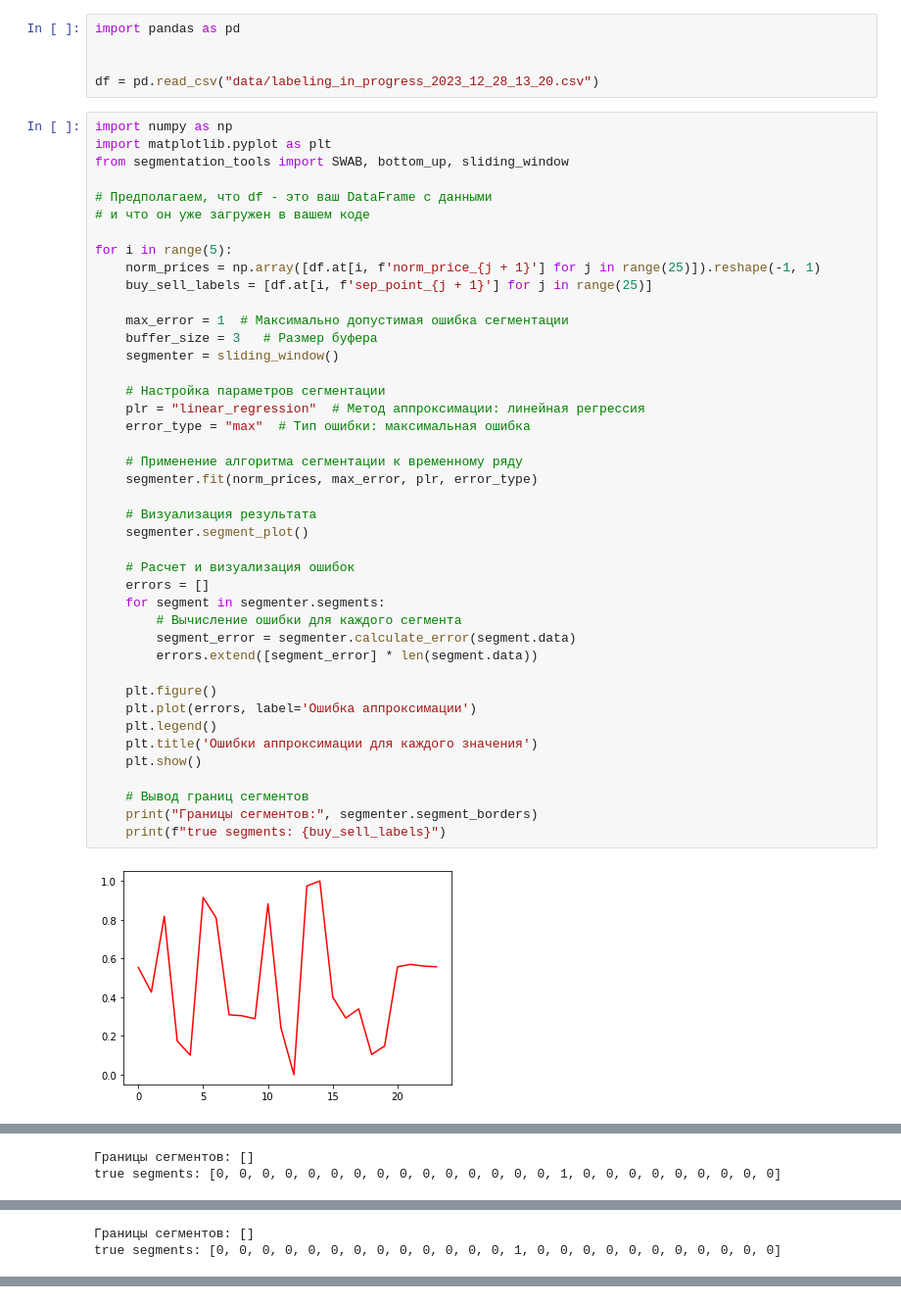
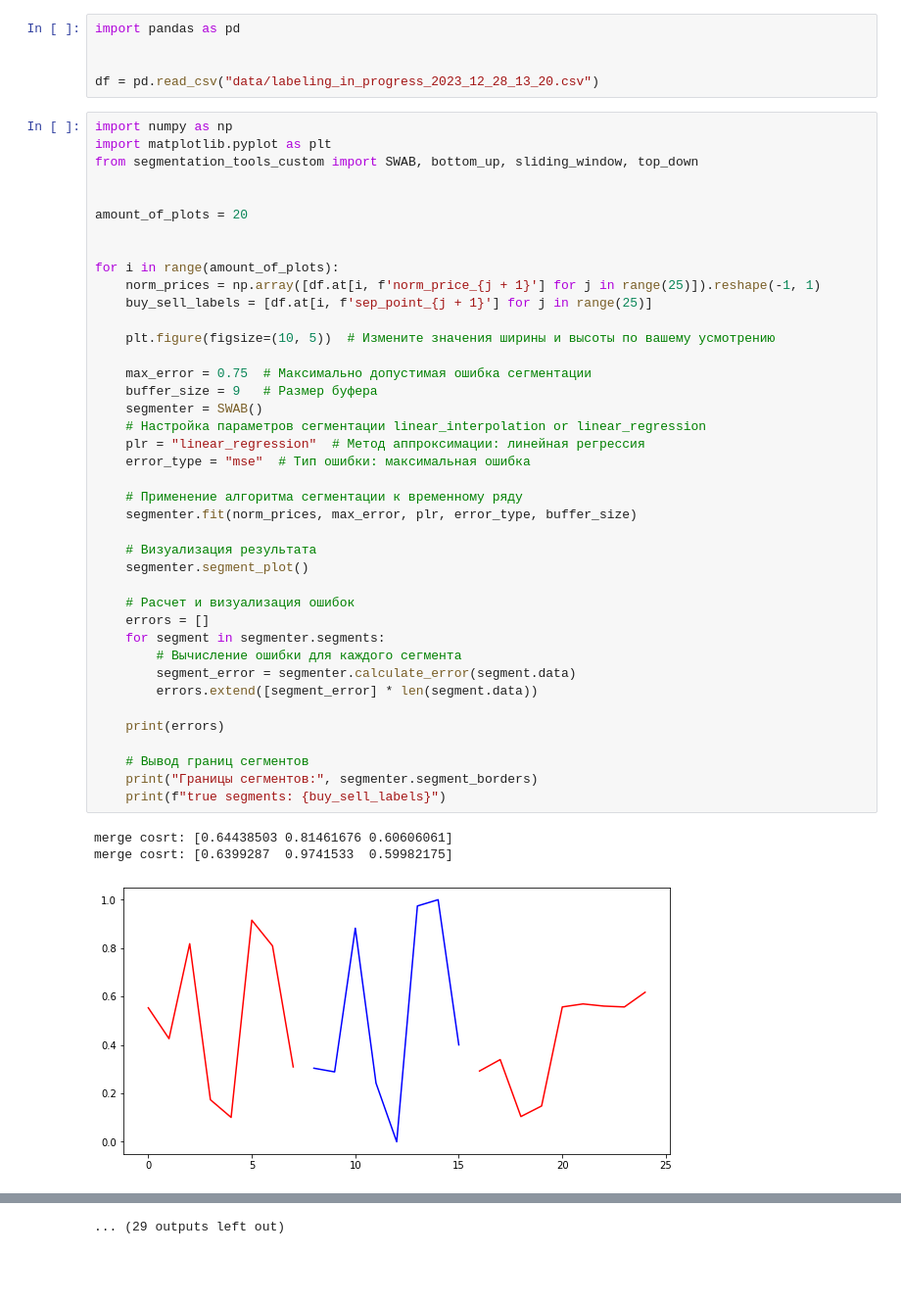
Before and after one commit to dr11m/segmentation_tools, a Jupyter notebook: my_data_test.ipynb, the cells around one changed output, grey strips where cells are left out. Shown: that part at 98% size. Saved outputs shown, nothing was run; the diff lists cells and outputs as text; blank space fills up the shorter version.

```diff
--- a/my_data_test.ipynb
+++ b/my_data_test.ipynb
@@ -6,44 +6,44 @@ df = pd.read_csv("data/labeling_in_progress_2023_12_28_13_20.csv")
 # %%
 import numpy as np
 import matplotlib.pyplot as plt
-from segmentation_tools import SWAB, bottom_up, sliding_window
+from segmentation_tools_custom import SWAB, bottom_up, sliding_window, top_down
 
-# Предполагаем, что df - это ваш DataFrame с данными
-# и что он уже загружен в вашем коде
 
-for i in range(5):
+amount_of_plots = 20
+
+
+for i in range(amount_of_plots):
     norm_prices = np.array([df.at[i, f'norm_price_{j + 1}'] for j in range(25)]).reshape(-1, 1)
     buy_sell_labels = [df.at[i, f'sep_point_{j + 1}'] for j in range(25)]
 
-    max_error = 1  # Максимально допустимая ошибка сегментации
-    buffer_size = 3   # Размер буфера
-    segmenter = sliding_window()
+    plt.figure(figsize=(10, 5))  # Измените значения ширины и высоты по вашему усмотрению
 
-    # Настройка параметров сегментации
+    max_error = 0.75  # Максимально допустимая ошибка сегментации
+    buffer_size = 9   # Размер буфера
+    segmenter = SWAB()
+    # Настройка параметров сегментации linear_interpolation or linear_regression
     plr = "linear_regression"  # Метод аппроксимации: линейная регрессия
-    error_type = "max"  # Тип ошибки: максимальная ошибка
+    error_type = "mse"  # Тип ошибки: максимальная ошибка
 
     # Применение алгоритма сегментации к временному ряду
-    segmenter.fit(norm_prices, max_error, plr, error_type)
+    segmenter.fit(norm_prices, max_error, plr, error_type, buffer_size)
 
     # Визуализация результата
     segmenter.segment_plot()
 
     # Расчет и визуализация ошибок
     errors = []
     for segment in segmenter.segments:
         # Вычисление ошибки для каждого сегмента
         segment_error = segmenter.calculate_error(segment.data)
         errors.extend([segment_error] * len(segment.data))
 
-    plt.figure()
-    plt.plot(errors, label='Ошибка аппроксимации')
-    plt.legend()
-    plt.title('Ошибки аппроксимации для каждого значения')
-    plt.show()
+    print(errors)
 
     # Вывод границ сегментов
     print("Границы сегментов:", segmenter.segment_borders)
     print(f"true segments: {buy_sell_labels}")
 # %% [output]
+merge cosrt: [0.64438503 0.81461676 0.60606061]
+merge cosrt: [0.6399287  0.9741533  0.59982175]
-[figure, old version]
+[figure, new version]
@@ -51,2 +56,0 @@ for i in range(5):
-Границы сегментов: []
-true segments: [0, 0, 0, 0, 0, 0, 0, 0, 0, 0, 0, 0, 0, 0, 0, 1, 0, 0, 0, 0, 0, 0, 0, 0, 0]
@@ -55,2 +68,0 @@ true segments: [0, 0, 0, 0, 0, 0, 0, 0, 0, 0, 0, 0, 0, 0, 0, 1, 0, 0, 0, 0, 0, 0
-Границы сегментов: []
-true segments: [0, 0, 0, 0, 0, 0, 0, 0, 0, 0, 0, 0, 0, 1, 0, 0, 0, 0, 0, 0, 0, 0, 0, 0, 0]
@@ -65,0 +81 @@ true segments: [0, 0, 0, 0, 0, 0, 0, 0, 0, 0, 1, 0, 0, 0, 0, 0, 0, 0, 0, 1, 0, 0
+... (29 outputs left out)
```
Also changed, not shown: parts of 1 cell of this notebook, 8 other files.
